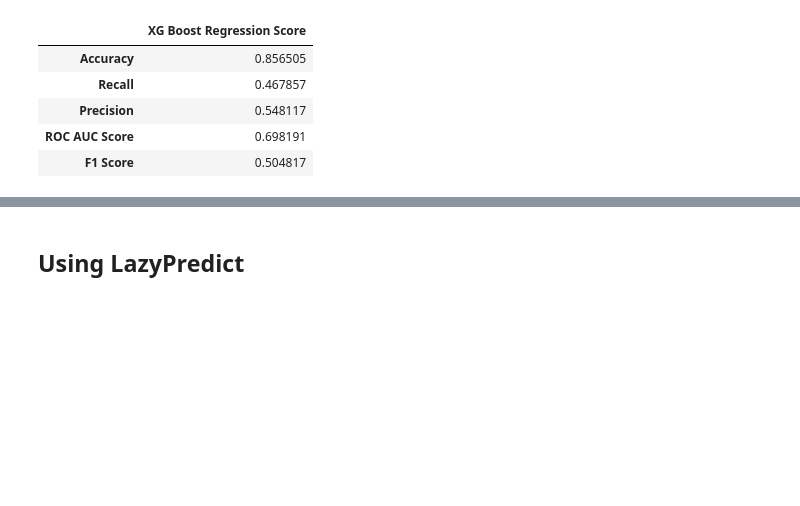
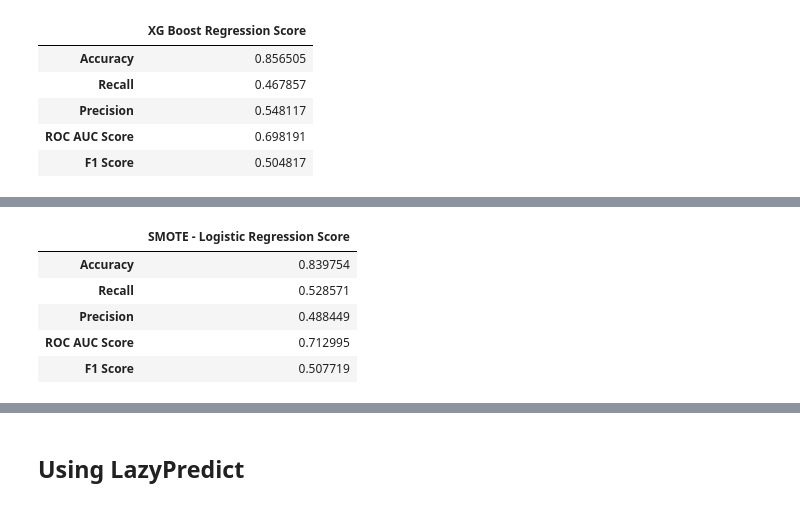
Before and after one commit to vaibhav1595/HR-Analytics-Predict-who-will-change-jobs, a Jupyter notebook: Predict_who_will_move_to_a_new_job.ipynb, the cells around one changed output, grey strips where cells are left out. Cells and saved outputs as stored; diff of their text form; code cells hidden in the pictures; blank space fills up the shorter version.

```diff
--- a/Predict_who_will_move_to_a_new_job.ipynb
+++ b/Predict_who_will_move_to_a_new_job.ipynb
@@ -915,3 +916,21 @@ ERROR: No matching distribution found for imbalenced-learn
+# %%
+# Using SMOTE on Logistic Regression
+sm_lr = LogisticRegression()
+sm_lr.fit(X_train_resh, y_train_resh)
+sm_lr_prediction = sm_lr.predict(X_test)
+cm_sm_lr = confusion_matrix(y_test, sm_lr_prediction)
+sm_lr_df = pd.DataFrame(data=[accuracy_score(y_test, sm_lr_prediction), recall_score(y_test, sm_lr_prediction),
+                            precision_score(y_test, sm_lr_prediction), roc_auc_score(y_test, sm_lr_prediction), f1_score(y_test, sm_lr_prediction, zero_division=1)],
+                            columns=['SMOTE - Logistic Regression Score'],
+                            index=["Accuracy", "Recall", "Precision", "ROC AUC Score", "F1 Score"])
+sm_lr_df
+# %% [output]
+|  | SMOTE - Logistic Regression Score |
+| Accuracy | 0.839754 |
+| Recall | 0.528571 |
+| Precision | 0.488449 |
+| ROC AUC Score | 0.712995 |
+| F1 Score | 0.507719 |
 # %%
 # Tabulate all scores in one data frame
 
```
Also changed, not shown: parts of 7 cells of this notebook.
